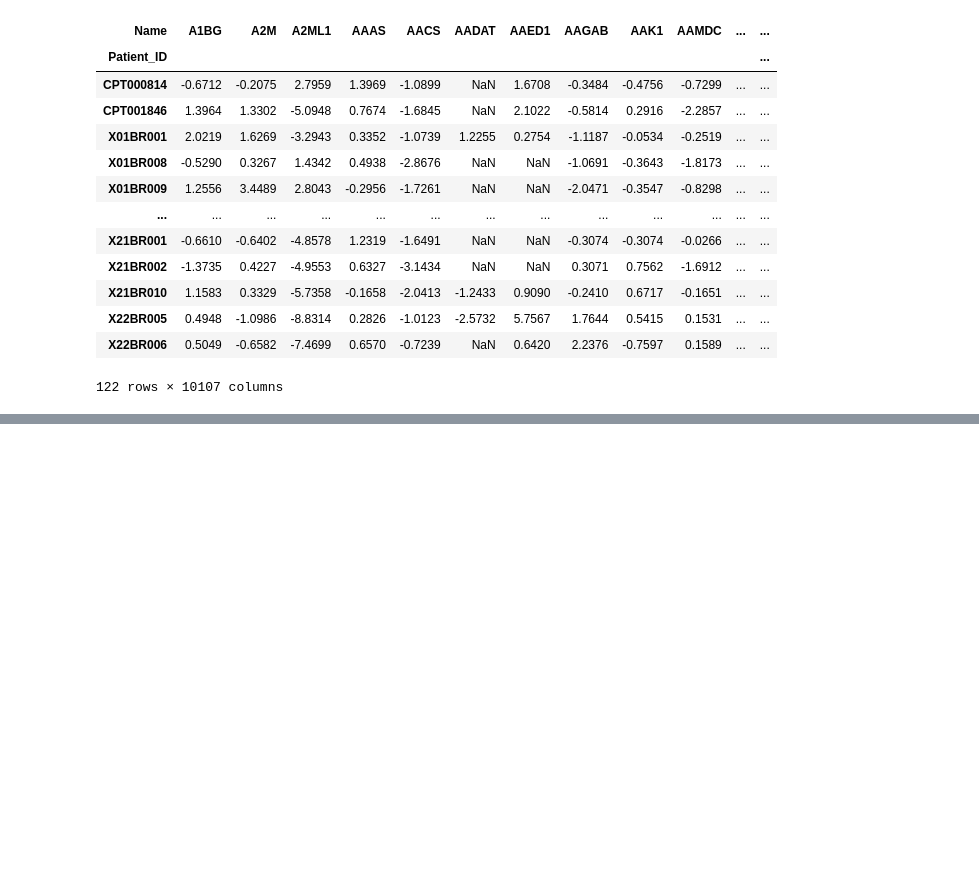
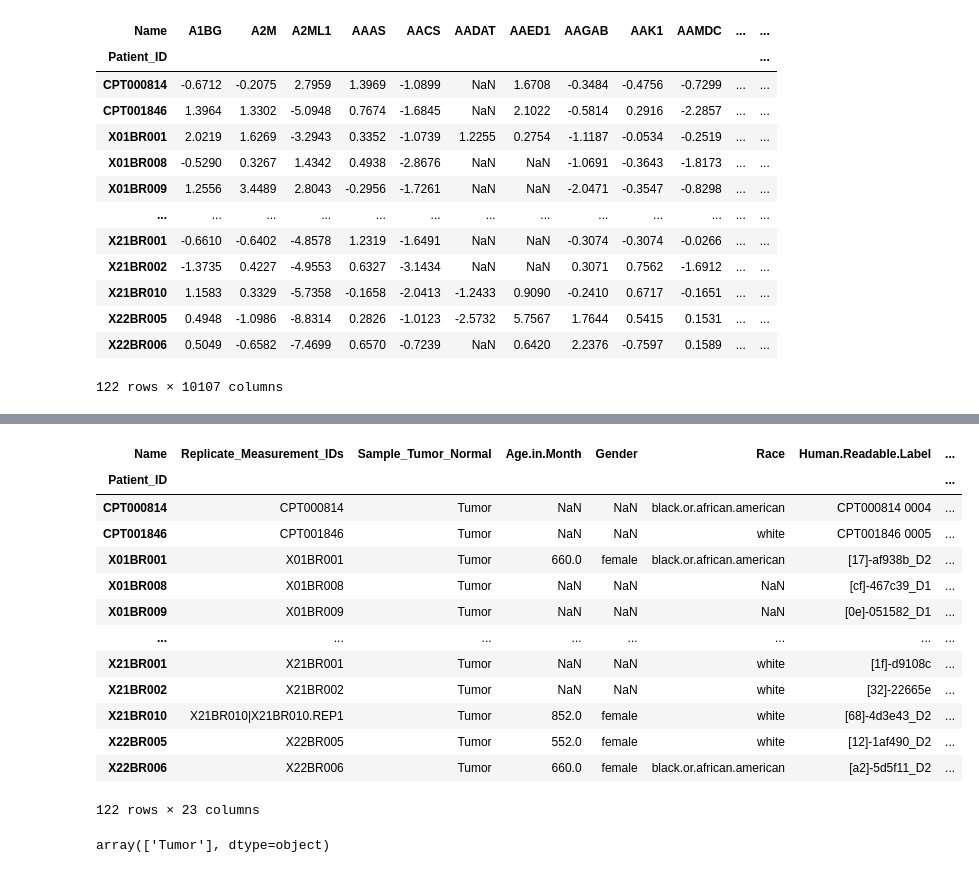
Before and after one commit to terencewtli/qbio_data_analysis, a Jupyter notebook: python_code/cptac_tutorial1.ipynb, the cells around one changed output, grey strips where cells are left out. Saved outputs shown, nothing was run; the diff lists cells and outputs as text; code cells hidden in the pictures; blank space fills up the shorter version.

```diff
--- a/python_code/cptac_tutorial1.ipynb
+++ b/python_code/cptac_tutorial1.ipynb
@@ -153,0 +170,17 @@ br = cptac.Brca()
+# %%
+clinical_data
+# %% [output]
+| Name | Replicate_Measurement_IDs | Sample_Tumor_Normal | Age.in.Month | Gender | Race | Human.Readable.Label | ... |
+| Patient_ID |  |  |  |  |  |  | ... |
+| CPT000814 | CPT000814 | Tumor | NaN | NaN | black.or.african.american | CPT000814 0004 | ... |
+| CPT001846 | CPT001846 | Tumor | NaN | NaN | white | CPT001846 0005 | ... |
+| X01BR001 | X01BR001 | Tumor | 660.0 | female | black.or.african.american | [17]-af938b_D2 | ... |
+| X01BR008 | X01BR008 | Tumor | NaN | NaN | NaN | [cf]-467c39_D1 | ... |
+| X01BR009 | X01BR009 | Tumor | NaN | NaN | NaN | [0e]-051582_D1 | ... |
+| ... | ... | ... | ... | ... | ... | ... | ... |
+| X21BR001 | X21BR001 | Tumor | NaN | NaN | white | [1f]-d9108c | ... |
+| X21BR002 | X21BR002 | Tumor | NaN | NaN | white | [32]-22665e | ... |
+| X21BR010 | X21BR010|X21BR010.REP1 | Tumor | 852.0 | female | white | [68]-4d3e43_D2 | ... |
+| X22BR005 | X22BR005 | Tumor | 552.0 | female | white | [12]-1af490_D2 | ... |
+| X22BR006 | X22BR006 | Tumor | 660.0 | female | black.or.african.american | [a2]-5d5f11_D2 | ... |
+122 rows × 23 columns
@@ -153,0 +189,4 @@ br = cptac.Brca()
+# %%
+np.unique(clinical_data["Sample_Tumor_Normal"])
+# %% [output]
+array(['Tumor'], dtype=object)
```
Also changed, not shown: parts of 20 cells of this notebook.
